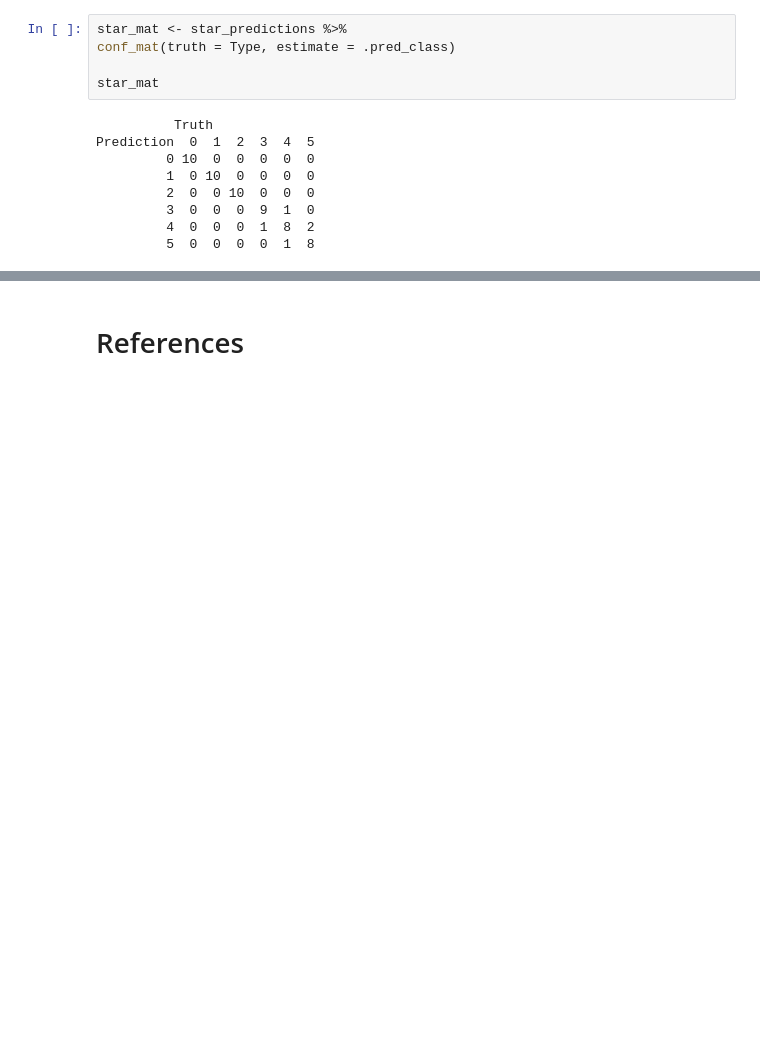
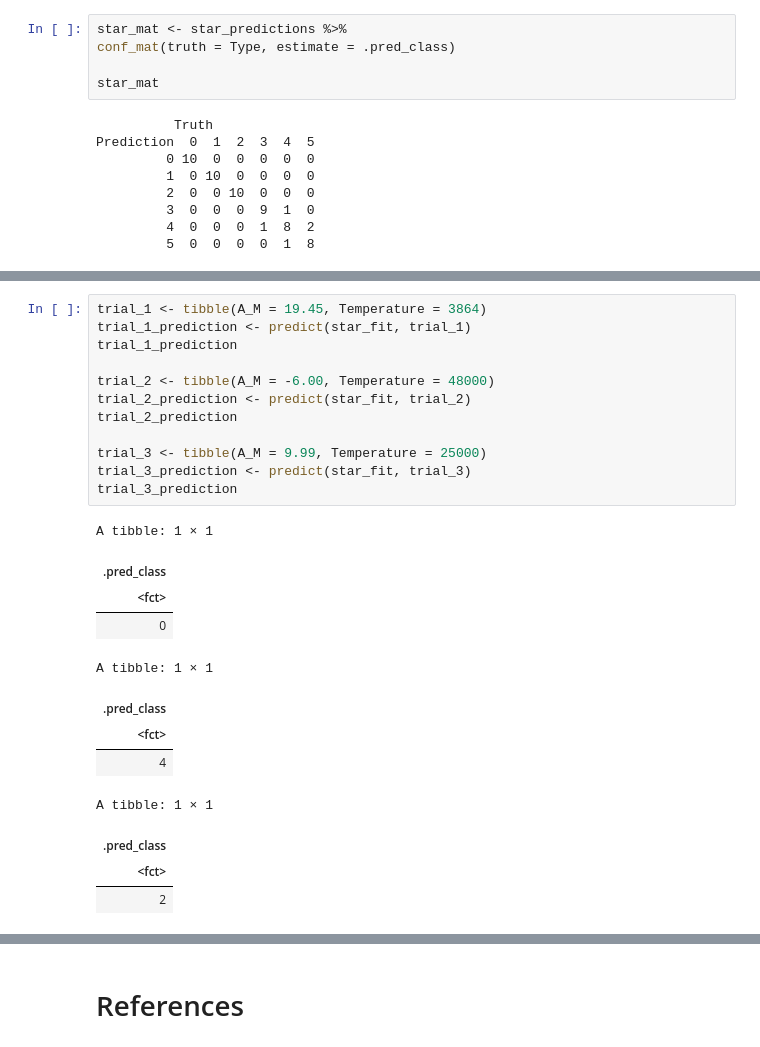
Before and after one commit to luojessica/dsci100-project-007-20, a Jupyter notebook: final_report.ipynb, the cells around one changed output, grey strips where cells are left out. Drawn from its saved outputs; the diff is of its cells as text; blank space fills up the shorter version.

```diff
--- a/final_report.ipynb
+++ b/final_report.ipynb
@@ -318,0 +320,25 @@ As shown in the Methods and Results section, we used the k-nearest neighbor meth
+# %%
+trial_1 <- tibble(A_M = 19.45, Temperature = 3864)
+trial_1_prediction <- predict(star_fit, trial_1)
+trial_1_prediction
+
+trial_2 <- tibble(A_M = -6.00, Temperature = 48000)
+trial_2_prediction <- predict(star_fit, trial_2)
+trial_2_prediction
+
+trial_3 <- tibble(A_M = 9.99, Temperature = 25000)
+trial_3_prediction <- predict(star_fit, trial_3)
+trial_3_prediction
+# %% [output]
+A tibble: 1 × 1
+| .pred_class |
+| <fct> |
+| 0 |
+A tibble: 1 × 1
+| .pred_class |
+| <fct> |
+| 4 |
+A tibble: 1 × 1
+| .pred_class |
+| <fct> |
+| 2 |
```
Also changed, not shown: parts of 8 cells of this notebook.
